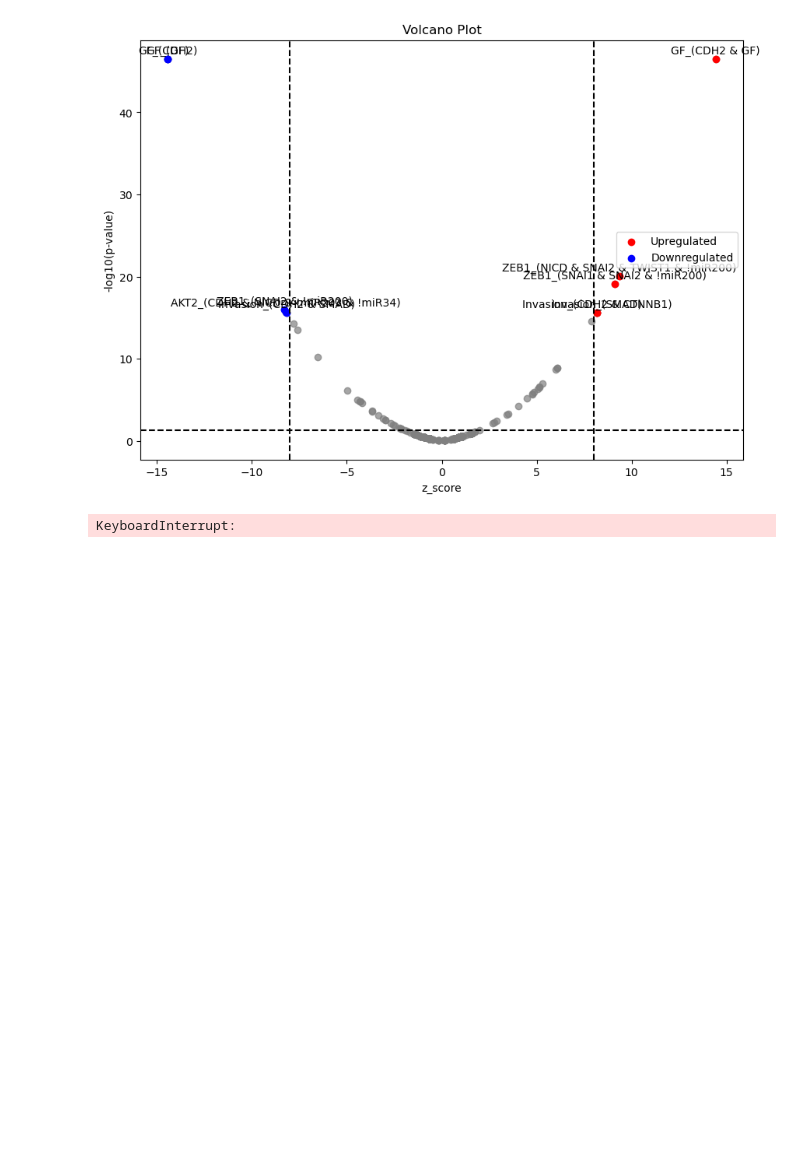
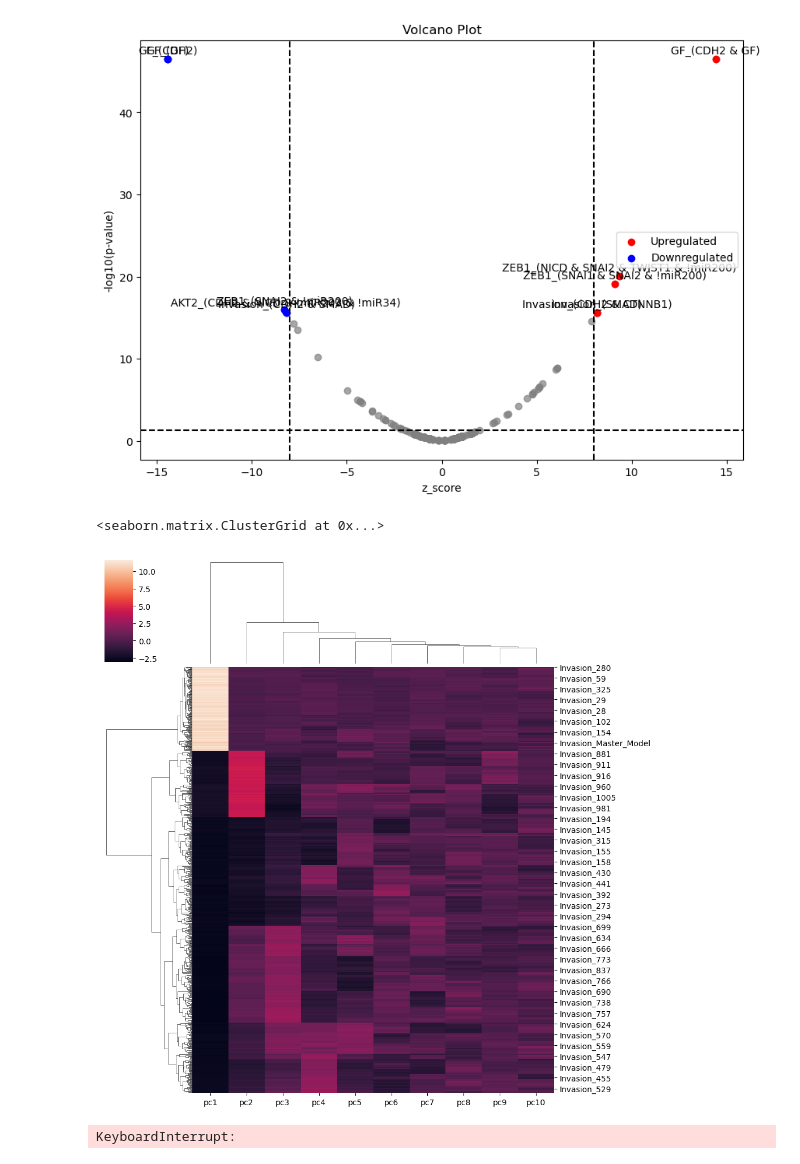
Before and after one commit to sysbio-curie/AstroLogics, a Jupyter notebook: scripts/02_Trajectory_simulations/Invasion/model_comparison_v2.ipynb, the cells around one changed output. Cells and saved outputs as stored; diff of their text form; code cells hidden in the pictures; blank space fills up the shorter version.

```diff
--- a/scripts/02_Trajectory_simulations/Invasion/model_comparison_v2.ipynb
+++ b/scripts/02_Trajectory_simulations/Invasion/model_comparison_v2.ipynb
@@ -440,6 +433,11 @@ def volcano_plot(calculate_stat, zscore_threshold, pvalue_threshold=0.05):
 volcano_plot(test, zscore_threshold=8, pvalue_threshold=0.05)
 # %% [output]
 [figure]
+# %%
+sns.clustermap(pca_df.drop(['cluster','Kmean_Cluster'], axis = 1))
+# %% [output]
+<seaborn.matrix.ClusterGrid at 0x...>
+[figure, added]
 # %%
 import pandas as pd
 import networkx as nx
```
Also changed, not shown: parts of 3 cells of this notebook, 6 other files.
